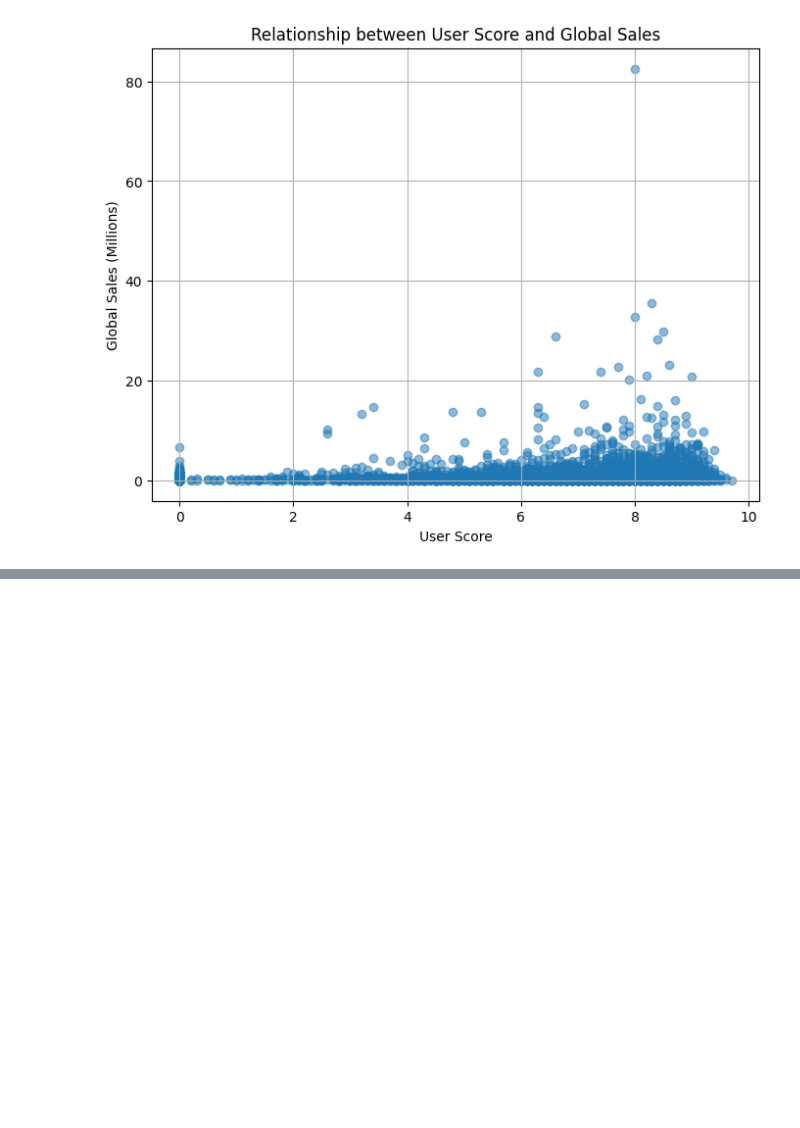
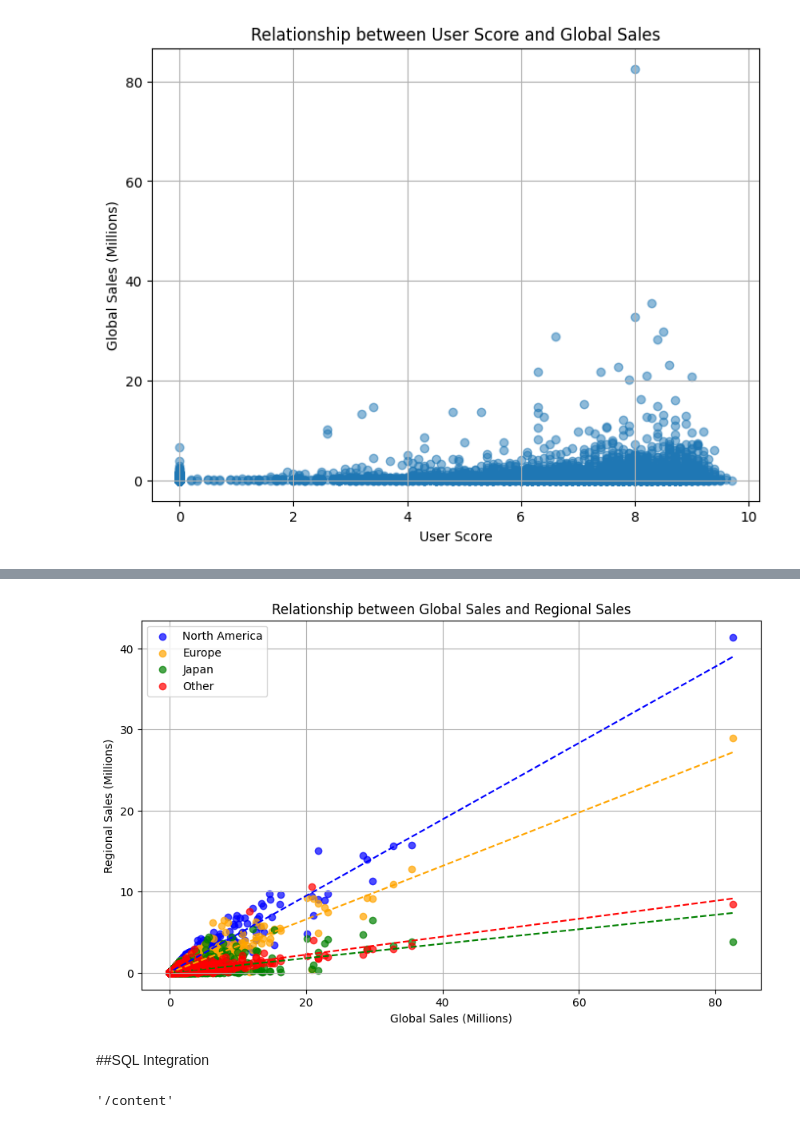
Before and after one commit to Mlnvl/python_classp, a Jupyter notebook: My_DV_Project.ipynb, the cells around one changed output, grey strips where cells are left out. Drawn from its saved outputs; the diff is of its cells as text; code cells hidden in the pictures; blank space fills up the shorter version.

```diff
--- a/My_DV_Project.ipynb
+++ b/My_DV_Project.ipynb
@@ -887,0 +948,55 @@ plt.show()
+# %%
+import pandas as pd
+import matplotlib.pyplot as plt
+import numpy as np
+
+# Assuming your DataFrame is named 'df'
+
+# Select the columns for the scatterplot
+sales_data = df[['global_sales', 'na_sales', 'eu_sales', 'jp_sales', 'other_sales']]
+
+# Create the scatterplot
+plt.figure(figsize=(10, 6))  # Adjust figure size as needed
+
+# Scatterplot and curve for North America sales
+x = sales_data['global_sales']
+y_na = sales_data['na_sales']
+plt.scatter(x, y_na, label='North America', color='blue', alpha=0.7)
+coefficients_na = np.polyfit(x, y_na, 1)
+polynomial_na = np.poly1d(coefficients_na)
+plt.plot(x, polynomial_na(x), color='blue', linestyle='--')
+
+# Scatterplot and curve for Europe sales
+y_eu = sales_data['eu_sales']
+plt.scatter(x, y_eu, label='Europe', color='orange', alpha=0.7)
+coefficients_eu = np.polyfit(x, y_eu, 1)
+polynomial_eu = np.poly1d(coefficients_eu)
+plt.plot(x, polynomial_eu(x), color='orange', linestyle='--')
+
+# Scatterplot and curve for Japan sales
+y_jp = sales_data['jp_sales']
+plt.scatter(x, y_jp, label='Japan', color='green', alpha=0.7)
+coefficients_jp = np.polyfit(x, y_jp, 1)
+polynomial_jp = np.poly1d(coefficients_jp)
+plt.plot(x, polynomial_jp(x), color='green', linestyle='--')
+
+# Scatterplot and curve for Other sales
+y_other = sales_data['other_sales']
+plt.scatter(x, y_other, label='Other', color='red', alpha=0.7)
+coefficients_other = np.polyfit(x, y_other, 1)
+polynomial_other = np.poly1d(coefficients_other)
+plt.plot(x, polynomial_other(x), color='red', linestyle='--')
+
+# Customize the plot
+plt.xlabel('Global Sales (Millions)')
+plt.ylabel('Regional Sales (Millions)')
+plt.title('Relationship between Global Sales and Regional Sales')
+plt.legend(loc='upper left')  # Add a legend
+plt.grid(True)  # Add a grid
+
+# Display the plot
+plt.show()
+# %% [output]
+[figure, added]
+# %% [markdown]
+##SQL Integration
@@ -887,0 +1005,6 @@ plt.show()
+# %%
+# current working directory
+import os
+os.getcwd()
+# %% [output]
+'/content'
```
Also changed, not shown: parts of 11 cells of this notebook.
